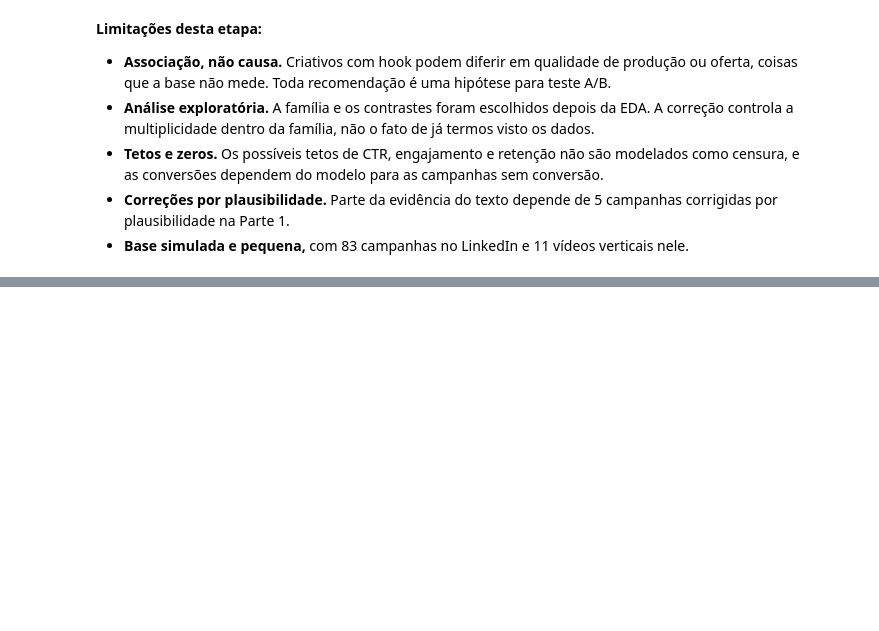
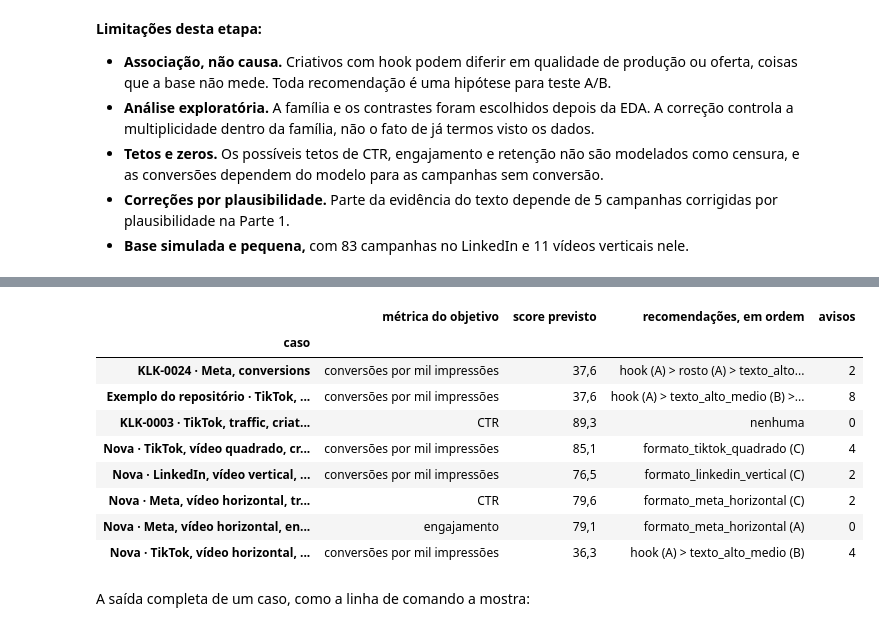
Before and after one commit to murilozgodoy/case_klike.ia, a Jupyter notebook: notebooks/04_recommendations.ipynb, the cells around one changed output, grey strips where cells are left out. Saved outputs shown, nothing was run; the diff lists cells and outputs as text; code cells hidden in the pictures; blank space fills up the shorter version.

Commit message:
docs(recommendations): funcionamento e uso do engine
Notebook 04 com a arquitetura, os casos representativos e as limitações do engine; README com as regras de decisão e o uso pela linha de comando.

```diff
--- a/notebooks/04_recommendations.ipynb
+++ b/notebooks/04_recommendations.ipynb
@@ -441,0 +464,71 @@ for path, table in [(PERFORMANCE_PATH, evidence), (SCORE_PATH, score)]:
+# %%
+engine = RecommendationEngine(
+    train_final_model(), load_performance_evidence(), load_score_differences()
+)
+history = cleaned.set_index("campaign_id", drop=False)
+example = json.loads((ROOT_DIR / "examples" / "campanha_nova.json").read_text(encoding="utf-8"))
+complete = {
+    **example,
+    "format": "vertical",
+    "has_subtitle": True,
+    "has_cta": True,
+    "has_hook": True,
+    "text_density": "medium",
+}
+cases = {
+    "KLK-0024 · Meta, conversions": history.loc[["KLK-0024"]],
+    "Exemplo do repositório · TikTok, conversions": example,
+    "KLK-0003 · TikTok, traffic, criativo completo": history.loc[["KLK-0003"]],
+    "Nova · TikTok, vídeo quadrado, criativo completo": {**complete, "format": "quadrado"},
+    "Nova · LinkedIn, vídeo vertical, criativo completo": {
+        **complete,
+        "platform": "LinkedIn",
+        "format": "vertical",
+    },
+    "Nova · Meta, vídeo horizontal, traffic": {
+        **complete,
+        "platform": "Meta",
+        "format": "horizontal",
+        "objective": "traffic",
+    },
+    "Nova · Meta, vídeo horizontal, engagement": {
+        **complete,
+        "platform": "Meta",
+        "format": "horizontal",
+        "category": "Lead Gen",
+        "objective": "engagement",
+    },
+    "Nova · TikTok, vídeo horizontal, sem histórico": {**example, "format": "horizontal"},
+}
+reports = {name: engine.recommend(campaign) for name, campaign in cases.items()}
+display(
+    pd.DataFrame(
+        [
+            {
+                "caso": name,
+                "métrica do objetivo": report.metric_name,
+                "score previsto": fmt_number(report.predicted_score, 1),
+                "recomendações, em ordem": " > ".join(
+                    f"{r.action} ({r.recommendation_class})" for r in report.recommendations
+                )
+                or "nenhuma",
+                "avisos": sum(len(r.warnings) for r in report.recommendations)
+                + len(report.notes),
+            }
+            for name, report in reports.items()
+        ]
+    ).set_index("caso")
+)
+# %% [output]
+|  | métrica do objetivo | score previsto | recomendações, em ordem | avisos |
+| caso |  |  |  |  |
+| KLK-0024 · Meta, conversions | conversões por mil impressões | 37,6 | hook (A) > rosto (A) > texto_alto... | 2 |
+| Exemplo do repositório · TikTok, ... | conversões por mil impressões | 37,6 | hook (A) > texto_alto_medio (B) >... | 8 |
+| KLK-0003 · TikTok, traffic, criat... | CTR | 89,3 | nenhuma | 0 |
+| Nova · TikTok, vídeo quadrado, cr... | conversões por mil impressões | 85,1 | formato_tiktok_quadrado (C) | 4 |
+| Nova · LinkedIn, vídeo vertical, ... | conversões por mil impressões | 76,5 | formato_linkedin_vertical (C) | 2 |
+| Nova · Meta, vídeo horizontal, tr... | CTR | 79,6 | formato_meta_horizontal (C) | 2 |
+| Nova · Meta, vídeo horizontal, en... | engajamento | 79,1 | formato_meta_horizontal (A) | 0 |
+| Nova · TikTok, vídeo horizontal, ... | conversões por mil impressões | 36,3 | hook (A) > texto_alto_medio (B) | 4 |
+# %% [markdown]
+A saída completa de um caso, como a linha de comando a mostra:
```
Also changed, not shown: parts of 6 cells of this notebook, 1 other file.
